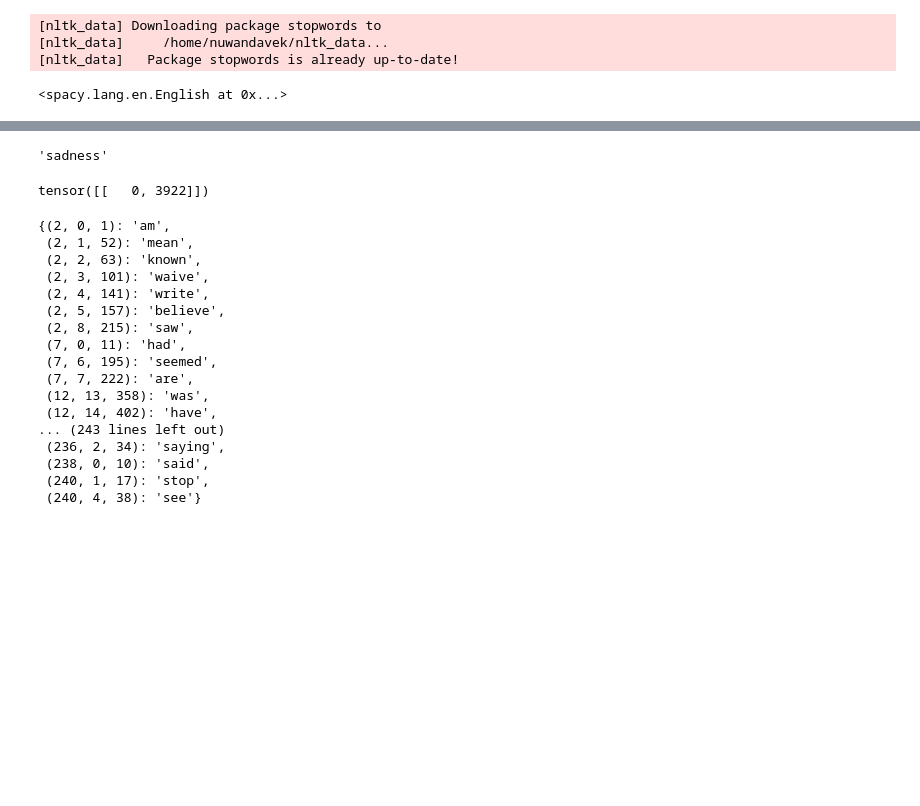
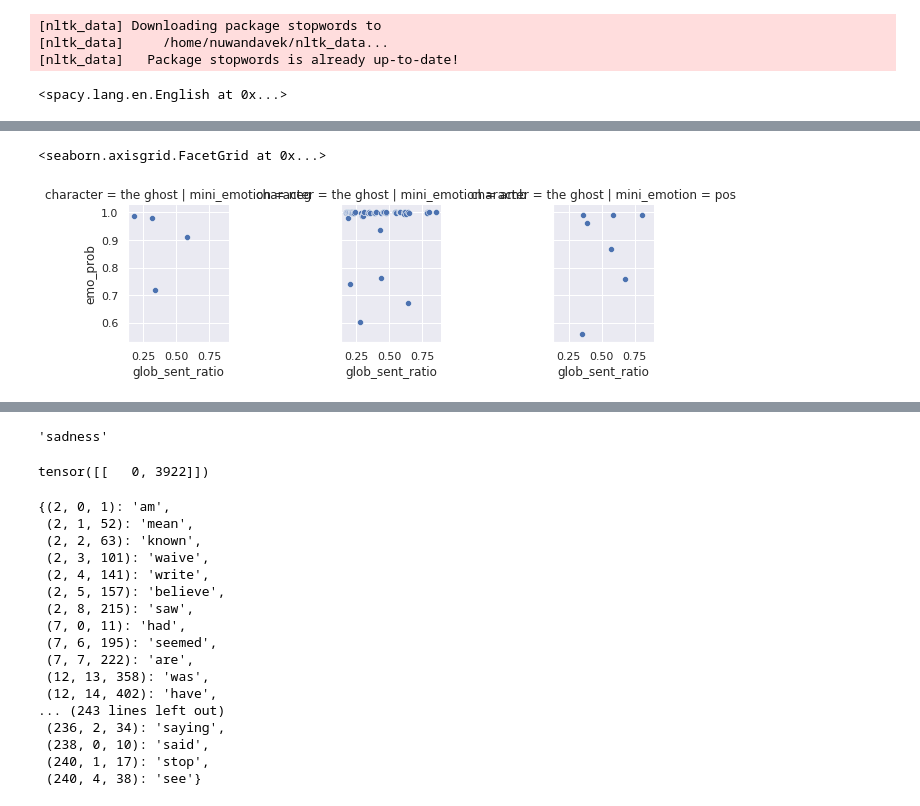
Before and after one commit to Dmacracy/Buskin, a Jupyter notebook: Coref_and_POS.ipynb, the cells around one changed output, grey strips where cells are left out. Saved outputs shown, nothing was run; the diff lists cells and outputs as text; code cells hidden in the pictures; blank space fills up the shorter version.

Commit message:
emotion, global sentences, aggregate paragraphs

```diff
--- a/Coref_and_POS.ipynb
+++ b/Coref_and_POS.ipynb
@@ -335,9 +391,16 @@ def get_emotion(text):
     logits = outputs.logits
     probs = nnf.softmax(logits, dim=1).data.numpy().squeeze()
     emotion = emotions[np.argmax(probs)]
-    return  emotion, probs
+    emo_prob = np.max(probs)
+    mini_emotion = reduced_emotions[emotion]
+    return  emotion, mini_emotion, emo_prob, probs
 # %%
+emo_df = pd.DataFrame()
 for character in b.top_characters:
+    char_emotion = []
     for loc, sent in b.top_characters[character].unique_sents.items():
-        emotion, probs = get_emotion(sent)
-        print(character, loc, emotion)
+        emotion, mini_emotion, emo_prob, probs = get_emotion(sent)
+        char_emotion.append([character, loc[0],  loc[1], loc[2], emotion, mini_emotion, emo_prob])
+    char_df = pd.DataFrame(char_emotion, columns =['character', 'paragraph_id','sent_id','global_sent_id', \
+                                                  'emotion', 'mini_emotion','emo_prob'])
+    emo_df = pd.concat([emo_df,char_df])
@@ -363,0 +409,4 @@ his (4049, 4) neutral
+# %%
+import seaborn as sns
+import matplotlib.pyplot as plt
+sns.set_theme()
@@ -363,0 +422,4 @@ his (4049, 4) neutral
+# %%
+emo_df['glob_sent_ratio'] = emo_df['global_sent_id']/b.pars[-1].sent_bounds[1]
+emo_df['glob_sent_grp'] = (emo_df['glob_sent_ratio']  / 0.025).apply(int)
+emo_df.groupby('character').count()
@@ -363,0 +434,14 @@ his (4049, 4) neutral
+# %%
+ed = emo_df[emo_df['character'].isin(['the ghost'])]
+# ed = ed[~ed['mini_emotion'].isin(['neutral'])]
+# Initialize a grid of plots with an Axes for each walk
+grid = sns.FacetGrid(ed, row="character",col="mini_emotion",# palette="tab20c",
+                     )#,
+#                     width=1.5)
+
+# Draw a line plot to show the trajectory of each random walk
+# grid.map(plt.plot, "glob_sent_ratio", "emo_prob", marker="o")
+grid.map(sns.scatterplot, "glob_sent_ratio", "emo_prob")
+# %% [output]
+<seaborn.axisgrid.FacetGrid at 0x...>
+[figure, added]
```
Also changed, not shown: parts of 15 cells of this notebook.
